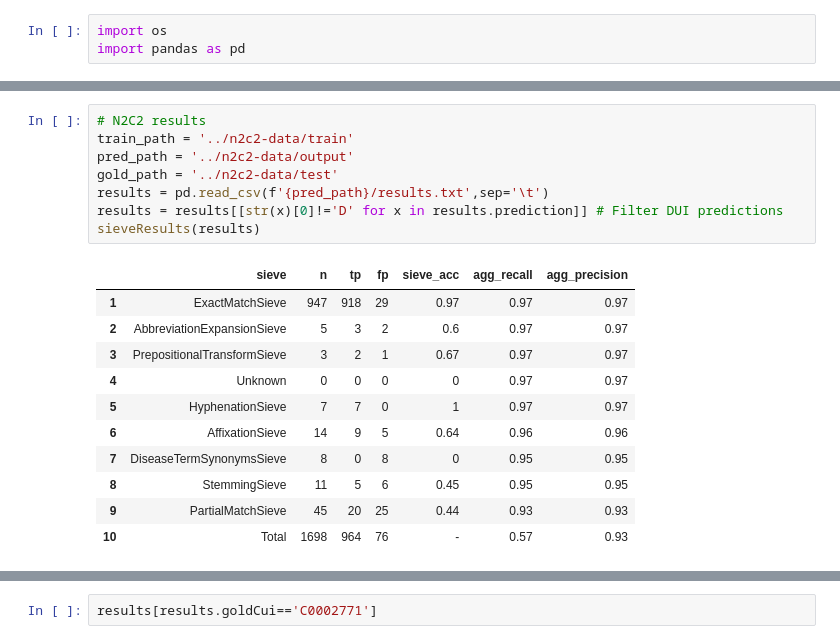
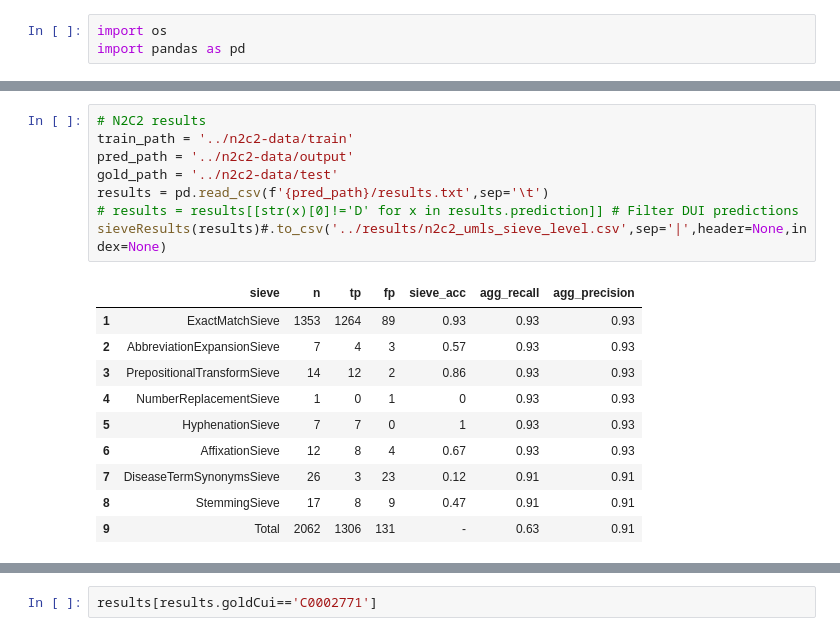
Before and after one commit to etfrenchvcu/disorder-normalizer, a Jupyter notebook: scripts/evaluate.ipynb, the cells around one changed output, grey strips where cells are left out. Cells and saved outputs as stored; diff of their text form.

```diff
--- a/scripts/evaluate.ipynb
+++ b/scripts/evaluate.ipynb
@@ -75,20 +65,19 @@ sieveResults(results)
 # %%
 # N2C2 results
 train_path = '../n2c2-data/train'
 pred_path = '../n2c2-data/output'
 gold_path = '../n2c2-data/test'
 results = pd.read_csv(f'{pred_path}/results.txt',sep='\t')
-results = results[[str(x)[0]!='D' for x in results.prediction]] # Filter DUI predictions
-sieveResults(results)
+# results = results[[str(x)[0]!='D' for x in results.prediction]] # Filter DUI predictions
+sieveResults(results)#.to_csv('../results/n2c2_umls_sieve_level.csv',sep='|',header=None,index=None)
 # %% [output]
 |  | sieve | n | tp | fp | sieve_acc | agg_recall | agg_precision |
-| 1 | ExactMatchSieve | 947 | 918 | 29 | 0.97 | 0.97 | 0.97 |
-| 2 | AbbreviationExpansionSieve | 5 | 3 | 2 | 0.6 | 0.97 | 0.97 |
-| 3 | PrepositionalTransformSieve | 3 | 2 | 1 | 0.67 | 0.97 | 0.97 |
-| 4 | Unknown | 0 | 0 | 0 | 0 | 0.97 | 0.97 |
-| 5 | HyphenationSieve | 7 | 7 | 0 | 1 | 0.97 | 0.97 |
-| 6 | AffixationSieve | 14 | 9 | 5 | 0.64 | 0.96 | 0.96 |
-| 7 | DiseaseTermSynonymsSieve | 8 | 0 | 8 | 0 | 0.95 | 0.95 |
-| 8 | StemmingSieve | 11 | 5 | 6 | 0.45 | 0.95 | 0.95 |
-| 9 | PartialMatchSieve | 45 | 20 | 25 | 0.44 | 0.93 | 0.93 |
-| 10 | Total | 1698 | 964 | 76 | - | 0.57 | 0.93 |
+| 1 | ExactMatchSieve | 1353 | 1264 | 89 | 0.93 | 0.93 | 0.93 |
+| 2 | AbbreviationExpansionSieve | 7 | 4 | 3 | 0.57 | 0.93 | 0.93 |
+| 3 | PrepositionalTransformSieve | 14 | 12 | 2 | 0.86 | 0.93 | 0.93 |
+| 4 | NumberReplacementSieve | 1 | 0 | 1 | 0 | 0.93 | 0.93 |
+| 5 | HyphenationSieve | 7 | 7 | 0 | 1 | 0.93 | 0.93 |
+| 6 | AffixationSieve | 12 | 8 | 4 | 0.67 | 0.93 | 0.93 |
+| 7 | DiseaseTermSynonymsSieve | 26 | 3 | 23 | 0.12 | 0.91 | 0.91 |
+| 8 | StemmingSieve | 17 | 8 | 9 | 0.47 | 0.91 | 0.91 |
+| 9 | Total | 2062 | 1306 | 131 | - | 0.63 | 0.91 |
```
Also changed, not shown: parts of 6 cells of this notebook, 9 other files.
